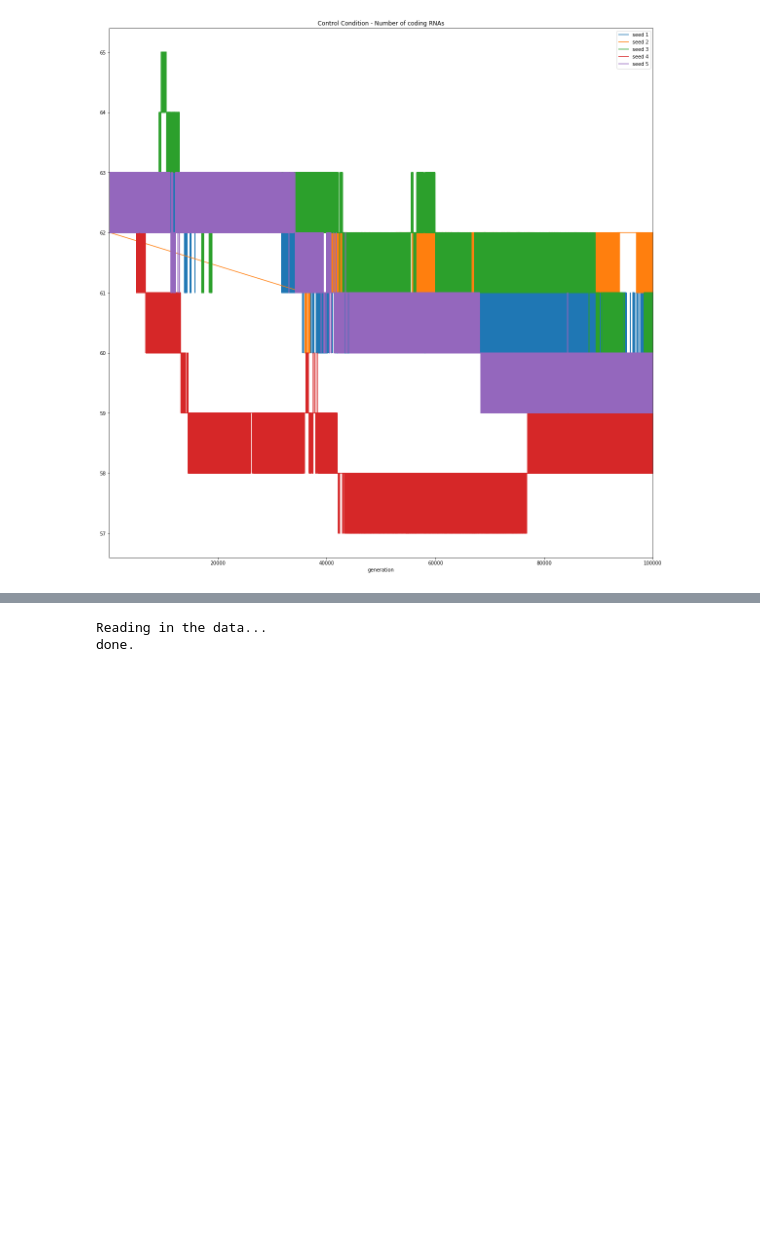
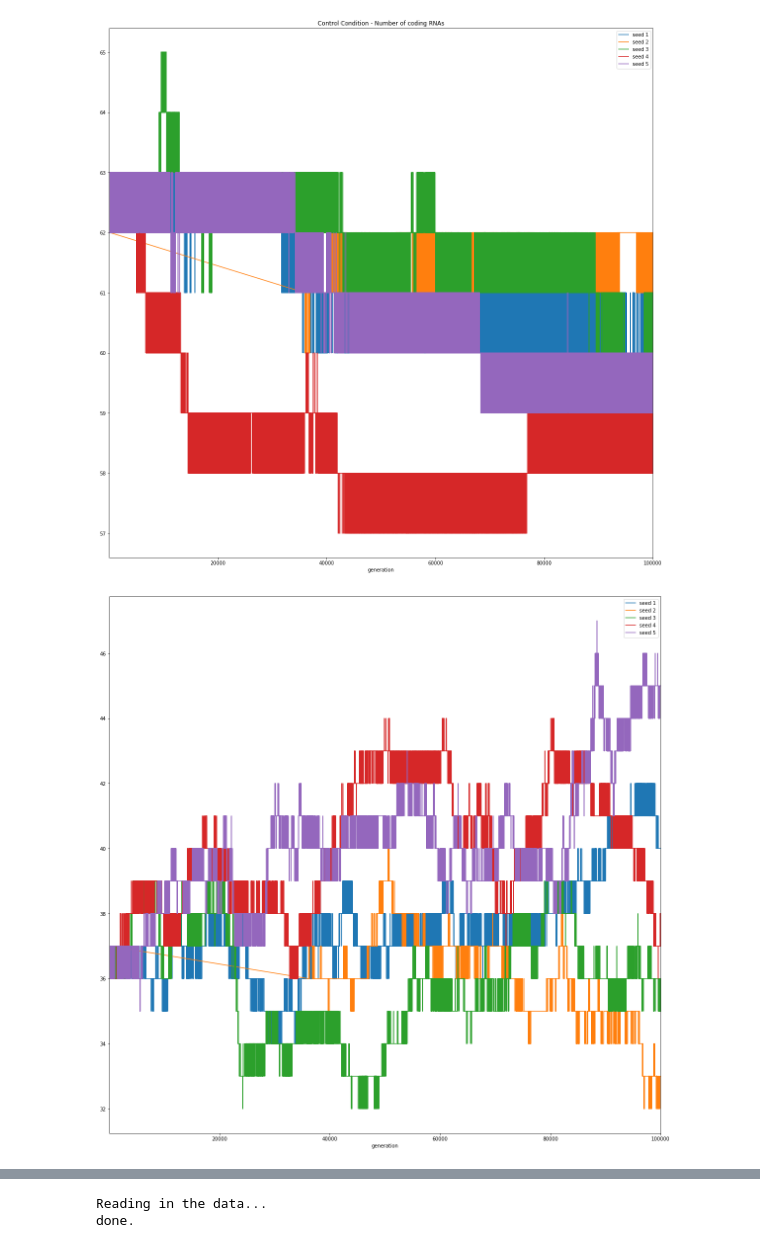
Before and after one commit to davisbk/thesis, a Jupyter notebook: src/Result Graphs.ipynb, the cells around one changed output, grey strips where cells are left out. Cells and saved outputs as stored; diff of their text form; code cells hidden in the pictures; blank space fills up the shorter version.

```diff
--- a/src/Result Graphs.ipynb
+++ b/src/Result Graphs.ipynb
@@ -99,4 +99,15 @@ fig4 = plot4_ax.get_figure()
 fig4.savefig(OUTPUT_ROOT_DIR + "control_num_coding_RNAs.png")
 # %% [output]
 [figure]
+# %%
+plot5_ax = df_seed01_stat_genes_glob_control.plot(x='generation', y='num non-coding RNAs', label='seed 1', figsize=(20,20))
+df_seed02_stat_genes_glob_control.plot(x='generation', y='num non-coding RNAs', label='seed 2', ax=plot5_ax)
+df_seed03_stat_genes_glob_control.plot(x='generation', y='num non-coding RNAs', label='seed 3', ax=plot5_ax)
+df_seed04_stat_genes_glob_control.plot(x='generation', y='num non-coding RNAs', label='seed 4', ax=plot5_ax)
+df_seed05_stat_genes_glob_control.plot(x='generation', y='num non-coding RNAs', label='seed 5', ax=plot5_ax)
+plot4_ax.set_title("Control Condition - Number of non-coding RNAs")
+fig5 = plot5_ax.get_figure()
+fig5.savefig(OUTPUT_ROOT_DIR + "control_num_non-coding_RNAs.png")
+# %% [output]
+[figure, added]
 # %% [markdown]
```
Also changed, not shown: parts of 1 cell of this notebook.
